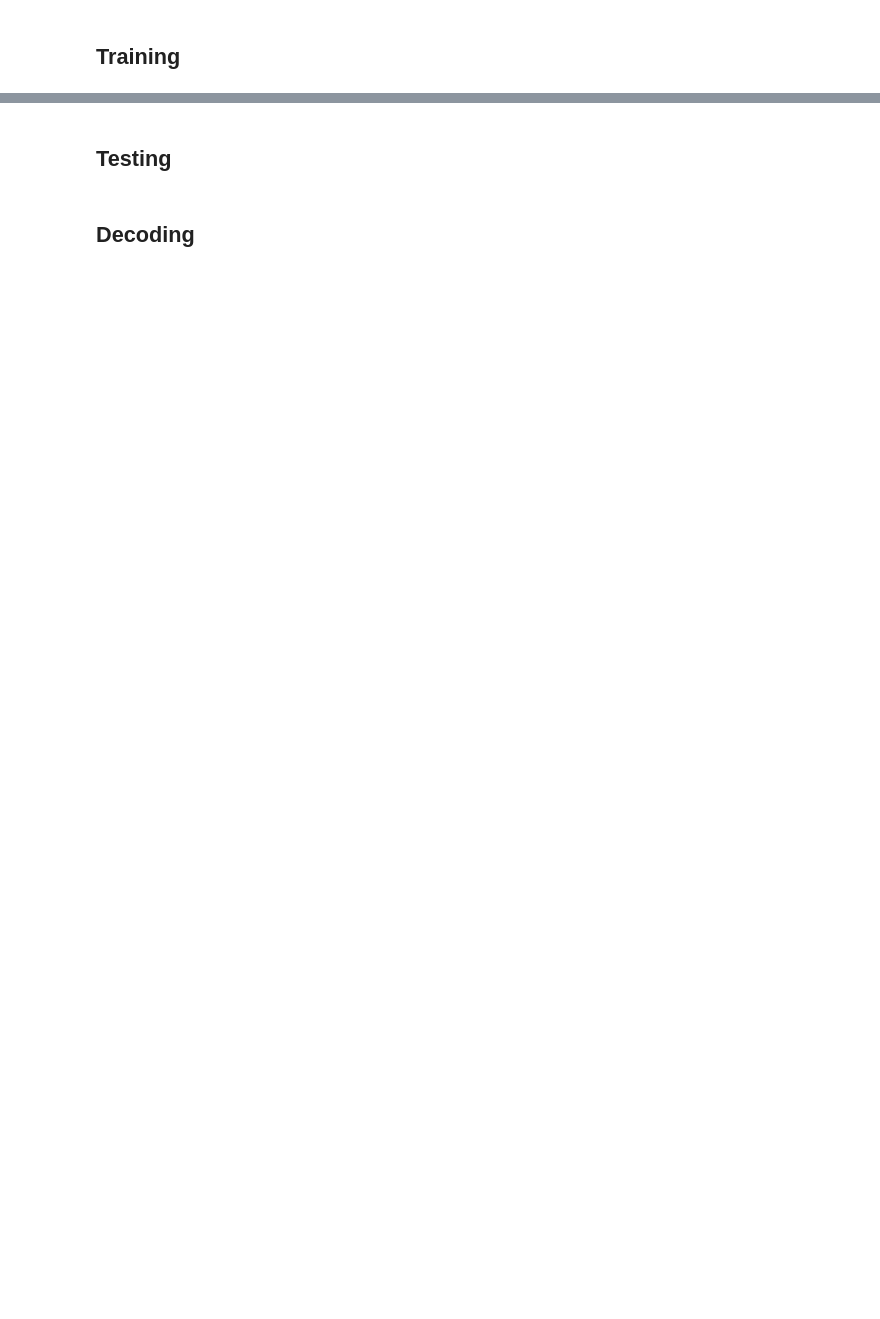
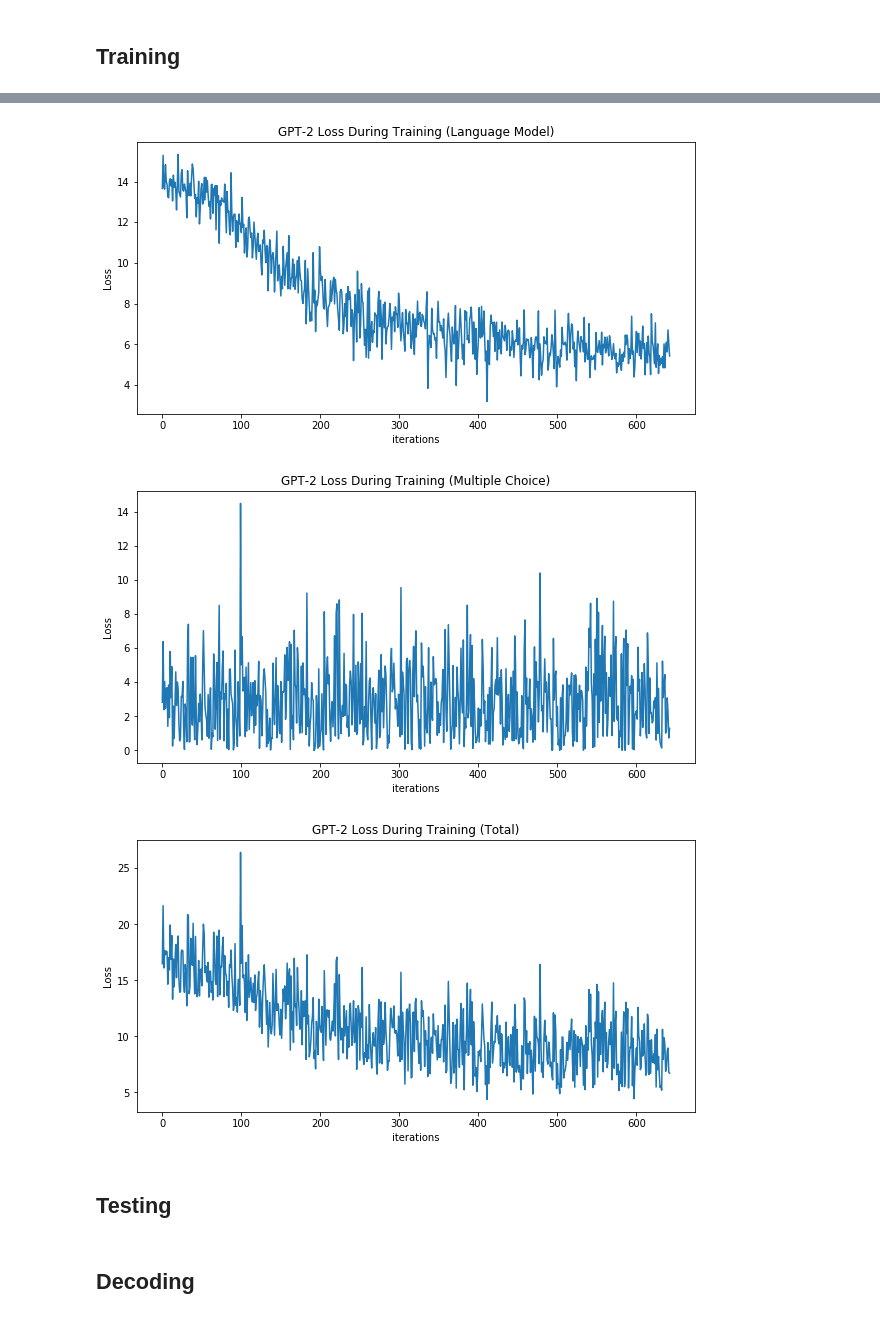
Before and after one commit to katiehouse3/chatbot-with-personality, a Jupyter notebook: models/GPT-2.ipynb, the cells around one changed output, grey strips where cells are left out. Cells and saved outputs as stored; diff of their text form; code cells hidden in the pictures; blank space fills up the shorter version.

```diff
--- a/models/GPT-2.ipynb
+++ b/models/GPT-2.ipynb
@@ -265,11 +345,12 @@ scheduler = get_linear_schedule_with_warmup(optimizer, num_warmup_steps, num_tra
 print("Starting Training Loop...")
 # For each epoch
 for epoch in range(num_epochs):
+    #checkpoints
+    if epoch > 0:
+        torch.save(model.state_dict(), "/Users/mm06832/Documents/Classes/CS585/final_project/gpt-2_epoch_{}".format(epoch))
     # For each batch in the dataloader
     for i, data in enumerate(train_loader, 0):
         model.train()
-
-        batch_size = len(data)
 
         input_ids = data[0]
         token_type_ids = data[1]
@@ -277,21 +358,22 @@ for epoch in range(num_epochs):
         lm_labels = data[3]
         mc_labels = data[4]
 
-        output = model(input_ids, mc_token_ids=mc_token_ids, mc_labels = mc_labels, token_type_ids = token_type_ids, lm_labels = lm_labels)
+        output = model(input_ids, mc_token_ids = mc_token_ids, mc_labels = mc_labels, token_type_ids = token_type_ids, lm_labels = lm_labels)
 
         lm_loss = output[0]
         mc_loss = output[1]
 
-        total_loss = lm_loss * lm_coef + mc_loss * mc_coef
+        total_loss = lm_loss * lm_coef + mc_loss * mc_coef / grad_accum_steps
 
         total_loss.backward()
         torch.nn.utils.clip_grad_norm_(model.parameters(), max_grad_norm)
-        optimizer.step()
-        scheduler.step()
-        optimizer.zero_grad()
+        if i % grad_accum_steps == 0:
+            optimizer.step()
+            scheduler.step()
+            optimizer.zero_grad()
 
         # Output training stats
-        if i % 50 == 0:
+        if i % 10 == 0:
             print('[%d/%d][%d/%d]\tLoss LM: %.4f\tLoss MC: %.4f\tLoss total:%.4f'
                   % (epoch, num_epochs, i, len(train_loader),
                      lm_loss.item(), mc_loss.item(), total_loss.item()))
@@ -308,3 +406,30 @@ Starting Training Loop...
+# %%
+import matplotlib.pyplot as plt
+
+plt.figure(figsize=(10,5))
+plt.title("GPT-2 Loss During Training (Language Model)")
+plt.plot(lm_losses)
+plt.xlabel("iterations")
+plt.ylabel("Loss")
+plt.show()
+
+plt.figure(figsize=(10,5))
+plt.title("GPT-2 Loss During Training (Multiple Choice)")
+plt.plot(mc_losses)
+plt.xlabel("iterations")
+plt.ylabel("Loss")
+plt.show()
+
+plt.figure(figsize=(10,5))
+plt.title("GPT-2 Loss During Training (Total)")
+plt.plot(total_losses)
+plt.xlabel("iterations")
+plt.ylabel("Loss")
+plt.show()
+# %% [output]
+[figure, added]
+[figure, added]
+[figure, added]
 # %% [markdown]
 ## Testing
 # %%
```
Also changed, not shown: parts of 23 cells of this notebook.
